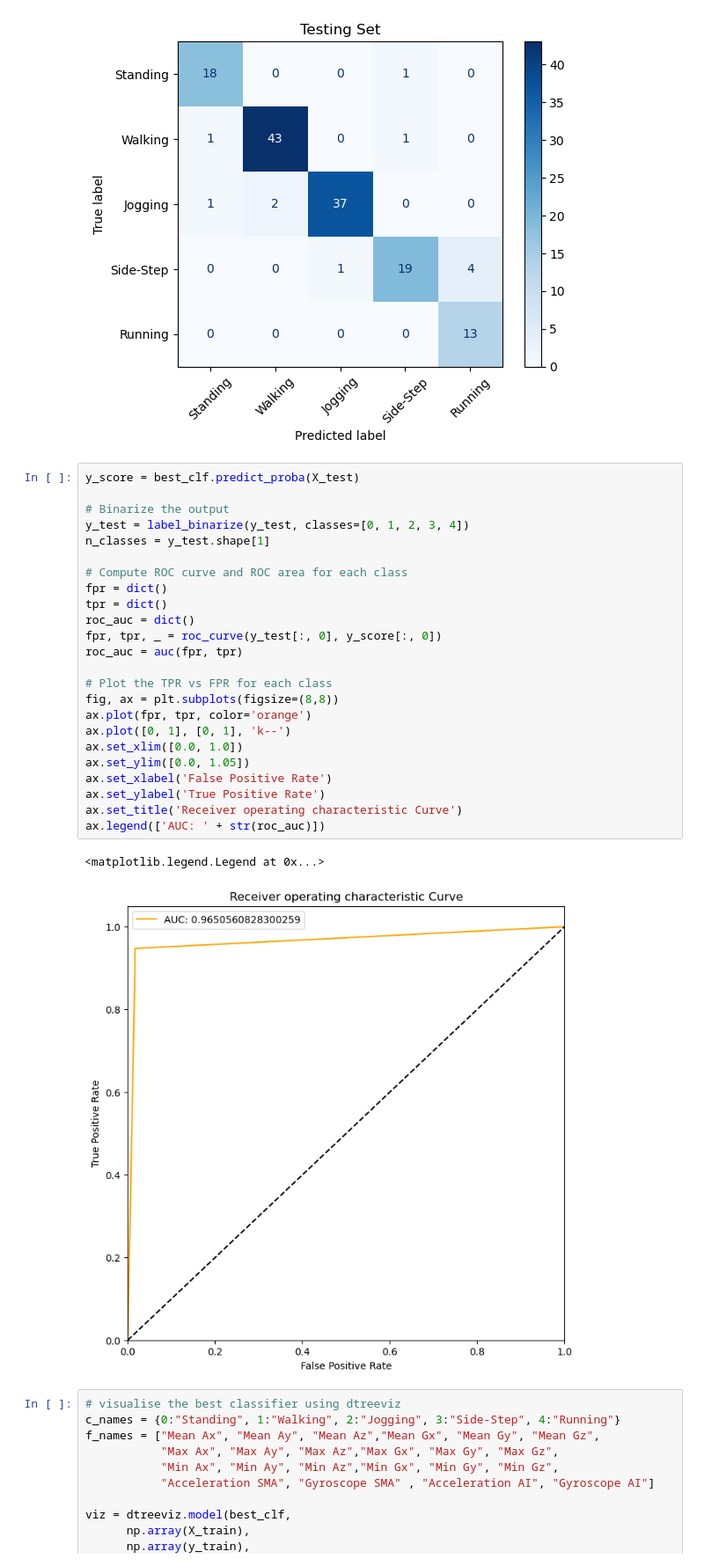
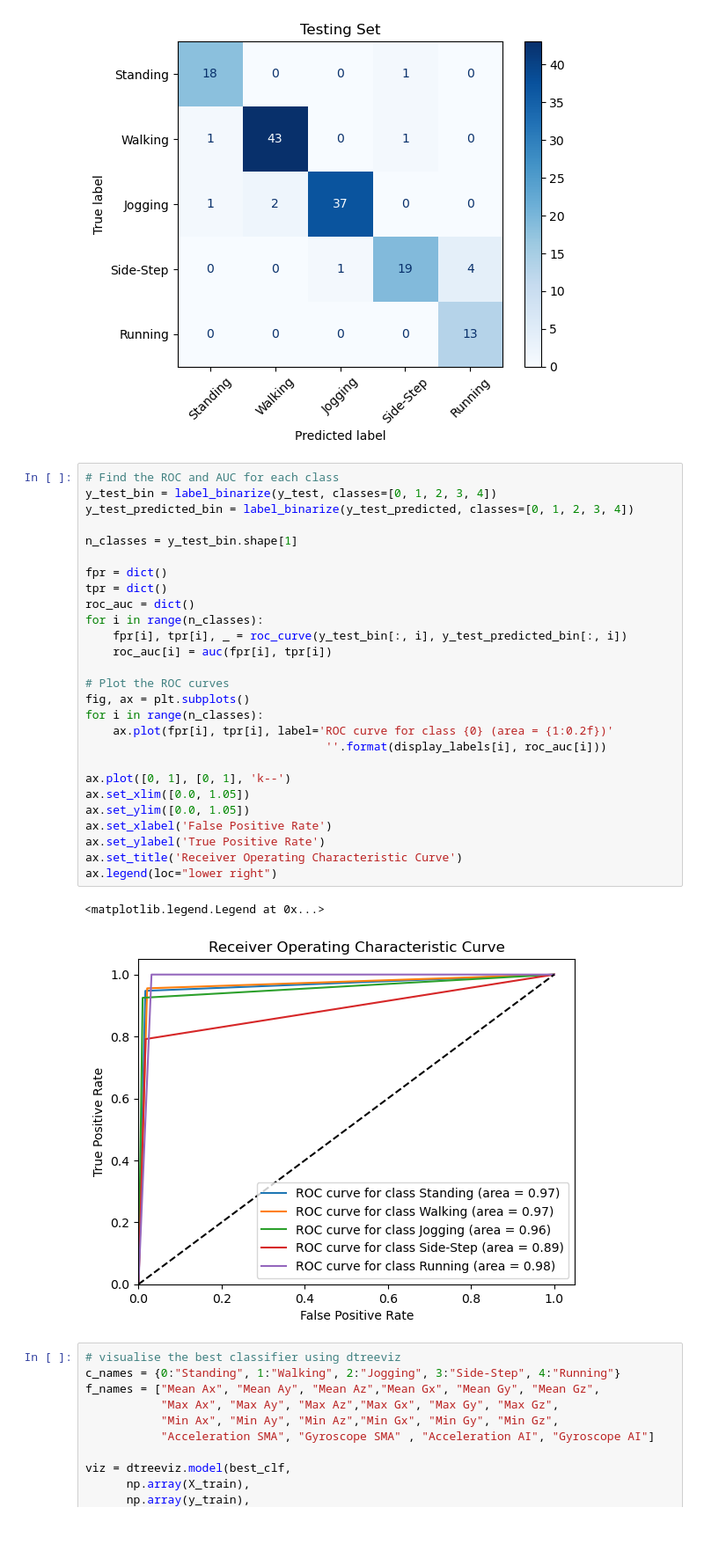
Before and after one commit to dangoodie/cosc102-assignment3, a Jupyter notebook: a3_decision_tree.ipynb, the cells around one changed output. Shown at 88% size. Drawn from its saved outputs; the diff is of its cells as text; blank space fills up the shorter version.

Commit message:
Calculating ROC for each class

```diff
--- a/a3_decision_tree.ipynb
+++ b/a3_decision_tree.ipynb
@@ -361,32 +361,35 @@ Test F1 Score: [0.92307692 0.95555556 0.94871795 0.84444444 0.86666667]
 [figure]
 [figure]
 # %%
-y_score = best_clf.predict_proba(X_test)
+# Find the ROC and AUC for each class
+y_test_bin = label_binarize(y_test, classes=[0, 1, 2, 3, 4])
+y_test_predicted_bin = label_binarize(y_test_predicted, classes=[0, 1, 2, 3, 4])
 
-# Binarize the output
-y_test = label_binarize(y_test, classes=[0, 1, 2, 3, 4])
-n_classes = y_test.shape[1]
+n_classes = y_test_bin.shape[1]
 
-# Compute ROC curve and ROC area for each class
 fpr = dict()
 tpr = dict()
 roc_auc = dict()
-fpr, tpr, _ = roc_curve(y_test[:, 0], y_score[:, 0])
-roc_auc = auc(fpr, tpr)
+for i in range(n_classes):
+    fpr[i], tpr[i], _ = roc_curve(y_test_bin[:, i], y_test_predicted_bin[:, i])
+    roc_auc[i] = auc(fpr[i], tpr[i])
 
-# Plot the TPR vs FPR for each class
-fig, ax = plt.subplots(figsize=(8,8))
-ax.plot(fpr, tpr, color='orange')
+# Plot the ROC curves
+fig, ax = plt.subplots()
+for i in range(n_classes):
+    ax.plot(fpr[i], tpr[i], label='ROC curve for class {0} (area = {1:0.2f})'
+                                   ''.format(display_labels[i], roc_auc[i]))
+
 ax.plot([0, 1], [0, 1], 'k--')
-ax.set_xlim([0.0, 1.0])
+ax.set_xlim([0.0, 1.05])
 ax.set_ylim([0.0, 1.05])
 ax.set_xlabel('False Positive Rate')
 ax.set_ylabel('True Positive Rate')
-ax.set_title('Receiver operating characteristic Curve')
-ax.legend(['AUC: ' + str(roc_auc)])
+ax.set_title('Receiver Operating Characteristic Curve')
+ax.legend(loc="lower right")
 # %% [output]
 <matplotlib.legend.Legend at 0x...>
-[figure, old version]
+[figure, new version]
 # %%
 # visualise the best classifier using dtreeviz
 c_names = {0:"Standing", 1:"Walking", 2:"Jogging", 3:"Side-Step", 4:"Running"}
```
